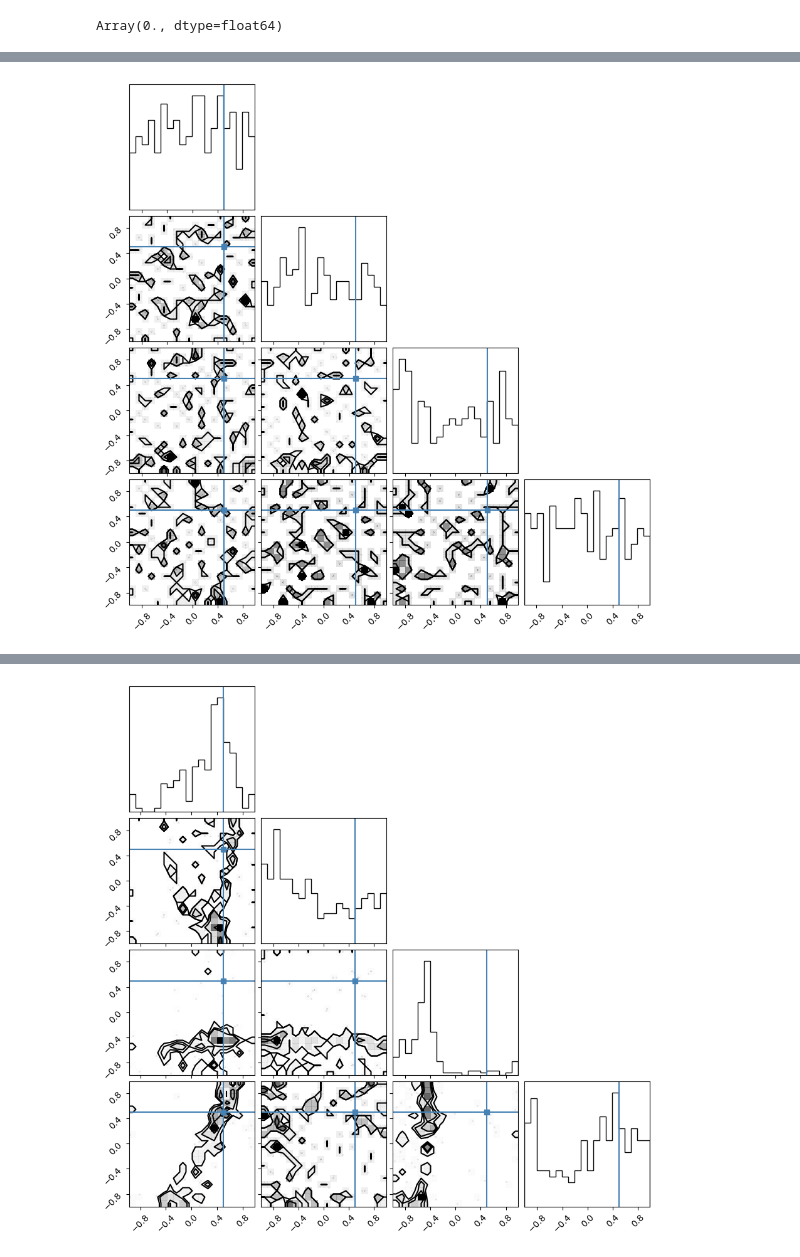
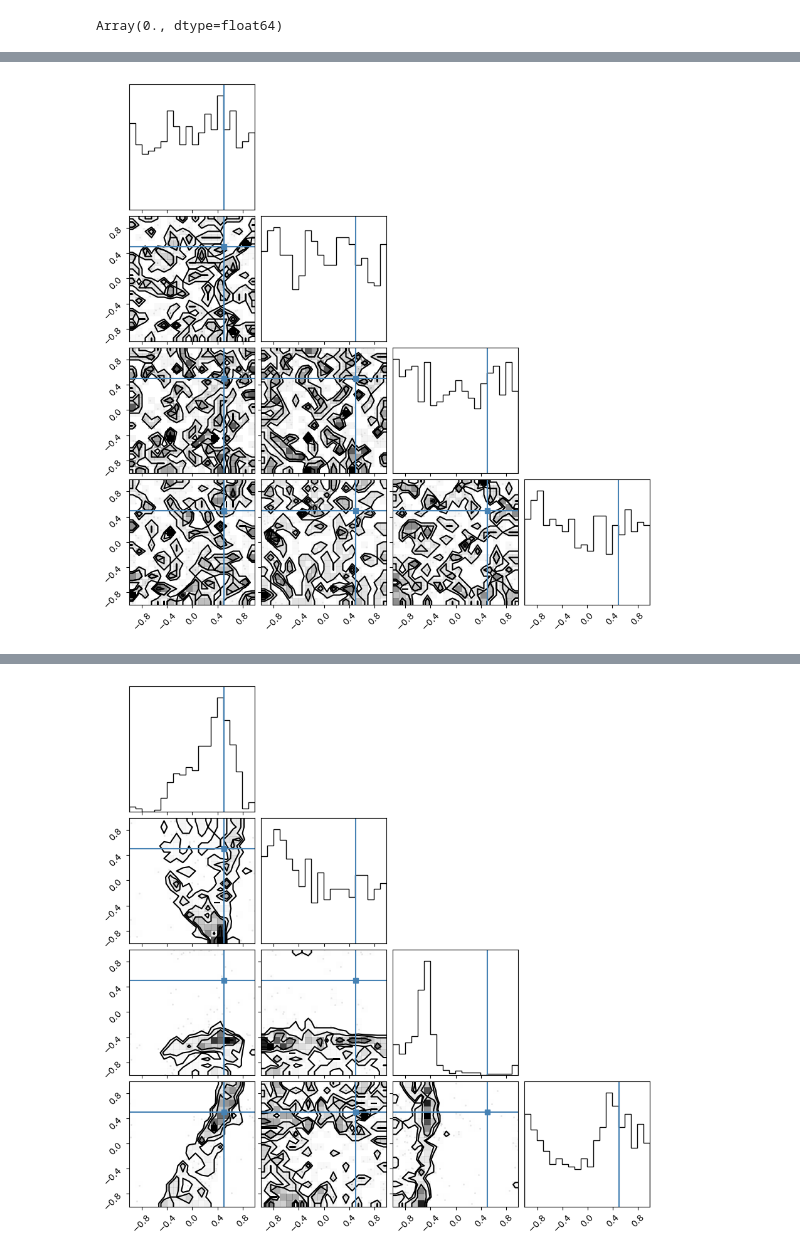
Before and after one commit to dominika-zieba/VI, a Jupyter notebook: sine_gaussian.ipynb, the cells around one changed output, grey strips where cells are left out. Drawn from its saved outputs; the diff is of its cells as text; code cells hidden in the pictures.

```diff
--- a/sine_gaussian.ipynb
+++ b/sine_gaussian.ipynb
@@ -300,7 +299,7 @@ num_bins = 4
 # perform variational inference
 epochs = 100
 loss = dict(train=[], val=[])
-Nsamps = 20
+Nsamps = 50
 
 learning_rate = 0.01
 optimiser = optax.adam(learning_rate)              #stochastic gradient descent
@@ -357 +355 @@ WARNING:root:Too few points to create valid contours
-[figure, old version]
+[figure, new version]
@@ -362 +358 @@ WARNING:root:Too few points to create valid contours
-[figure, old version]
+[figure, new version]
```
Also changed, not shown: parts of 16 cells of this notebook, 2 other files.
